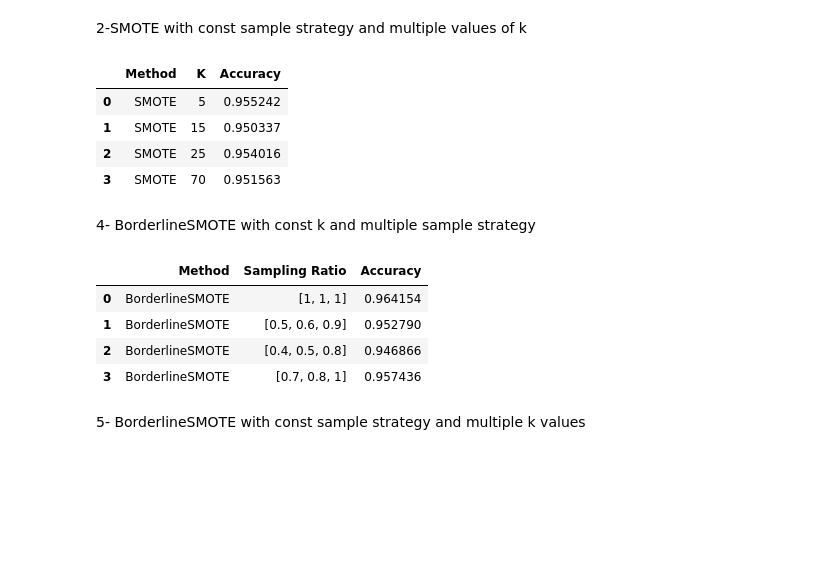
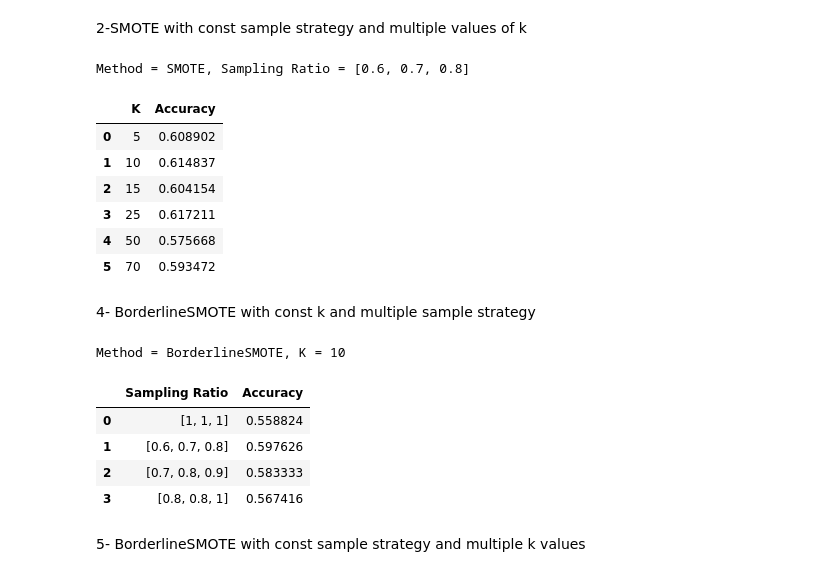
Before and after one commit to Marim1611/Bing-Bang-BodyLevel, a Jupyter notebook: ModelPipelines/LogisticRegression/Analysis.ipynb, the cells around one changed output. Cells and saved outputs as stored; diff of their text form; code cells hidden in the pictures; blank space fills up the shorter version.

Commit message:
evaluate LR

```diff
--- a/ModelPipelines/LogisticRegression/Analysis.ipynb
+++ b/ModelPipelines/LogisticRegression/Analysis.ipynb
@@ -62,16 +57,0 @@ test_log_linearity(clf, class_index=3, x_data_d=x_data_d, y_data_d=y_data_d)
-# %%
-methods=['no resampling', 'SMOTE','BorderlineSMOTE','under','cost']
-accuracies = []
-for method in methods:
-    if method == "cost":
-        w = handle_class_imbalance(x_data_d, y_data_d, method=method,k=5)
-        clf = LogisticRegression(multi_class='multinomial', class_weight=w)
-        clf.fit(x_data_d, y_data_d)
-        y_pred = mlq.l(cross_val_predict)(clf, x_data_d, y_data_d, cv=4)
-        accuracies.append( np.mean(y_pred == y_data_d))
-    else:
-        bal_x, bal_y = handle_class_imbalance(x_data_d, y_data_d, method=method,k=5)
-        clf = LogisticRegression(multi_class='multinomial')
-        clf.fit(bal_x, bal_y)
-        y_pred = mlq.l(cross_val_predict)(clf, bal_x, bal_y, cv=4)
-        accuracies.append( np.mean(y_pred == bal_y))
@@ -87,12 +73,2 @@ show_results(accuracies, methods,title="Resampling")
 # %% [markdown]
 2-SMOTE with const k and multiple sample strategy
-# %%
-methods=['SMOTE','SMOTE','SMOTE','SMOTE']
-sampling_ratios=[[1,1,1],[0.5,0.6,0.9] , [0.4,0.5,.8] , [0.7,0.8,1]]
-accuracies = []
-for i,r in enumerate(sampling_ratios):
-    bal_x, bal_y = handle_class_imbalance(x_data_d, y_data_d, method="SMOTE",k=5, sampling_ratio=sampling_ratios[i])
-    clf = LogisticRegression(multi_class='multinomial')
-    clf.fit(bal_x, bal_y)
-    y_pred = mlq.l(cross_val_predict)(clf, bal_x, bal_y, cv=4)
-    accuracies.append( np.mean(y_pred == bal_y))
@@ -107,22 +86,17 @@ show_results(accuracies, methods, sample_ratio= sampling_ratios, title="SMOTE, k
 # %% [markdown]
 2-SMOTE with const sample strategy and multiple values of k
-# %%
-Ks=[5,15,25,70]
-sampling_ratio=[0.5,0.6,0.9]
-accuracies = []
-for i,k in enumerate(Ks):
-    bal_x, bal_y = handle_class_imbalance(x_data_d, y_data_d, method="SMOTE",k=k, sampling_ratio=sampling_ratio)
-    clf = LogisticRegression(multi_class='multinomial')
-    clf.fit(bal_x, bal_y)
-    y_pred = mlq.l(cross_val_predict)(clf, bal_x, bal_y, cv=4)
-    accuracies.append( np.mean(y_pred == bal_y))
-# %%
-show_results(accuracies, methods,k=Ks, title="SMOTE, k=5")
-# %% [output]
-|  | Method | K | Accuracy |
-| 0 | SMOTE | 5 | 0.955242 |
-| 1 | SMOTE | 15 | 0.950337 |
-| 2 | SMOTE | 25 | 0.954016 |
-| 3 | SMOTE | 70 | 0.951563 |
+# %%
+sample_ratio=[0.6,0.7,0.8]
+Ks=[5,10,15,25,50,70]
+evaluate_const_sample_ratios_diff_k(x_data_d,y_data_d ,clf , method='SMOTE' , Ks=Ks, sample_ratio=sample_ratio)
+# %% [output]
+Method = SMOTE, Sampling Ratio = [0.6, 0.7, 0.8]
+|  | K | Accuracy |
+| 0 | 5 | 0.608902 |
+| 1 | 10 | 0.614837 |
+| 2 | 15 | 0.604154 |
+| 3 | 25 | 0.617211 |
+| 4 | 50 | 0.575668 |
+| 5 | 70 | 0.593472 |
 # %% [markdown]
 4- BorderlineSMOTE with const k and multiple sample strategy
@@ -139,10 +103,13 @@ for i,r in enumerate(sampling_ratios):
-# %%
-show_results(accuracies, methods, sample_ratio= sampling_ratios, title="BorderlineSMOTE, k=5")
-# %% [output]
-|  | Method | Sampling Ratio | Accuracy |
-| 0 | BorderlineSMOTE | [1, 1, 1] | 0.964154 |
-| 1 | BorderlineSMOTE | [0.5, 0.6, 0.9] | 0.952790 |
-| 2 | BorderlineSMOTE | [0.4, 0.5, 0.8] | 0.946866 |
-| 3 | BorderlineSMOTE | [0.7, 0.8, 1] | 0.957436 |
+# %%
+sample_ratios=[[1,1,1],[0.6,0.7,0.8],[0.7,0.8,0.9], [0.8,0.8,1] ]
+k=10
+evaluate_const_k_diff_sample_ratios(x_data_d,y_data_d ,clf , method='BorderlineSMOTE' , k=k, sample_ratios=sample_ratios)
+# %% [output]
+Method = BorderlineSMOTE, K = 10
+|  | Sampling Ratio | Accuracy |
+| 0 | [1, 1, 1] | 0.558824 |
+| 1 | [0.6, 0.7, 0.8] | 0.597626 |
+| 2 | [0.7, 0.8, 0.9] | 0.583333 |
+| 3 | [0.8, 0.8, 1] | 0.567416 |
 # %% [markdown]
 5- BorderlineSMOTE with const sample strategy and multiple k values
```
Also changed, not shown: parts of 13 cells of this notebook.
